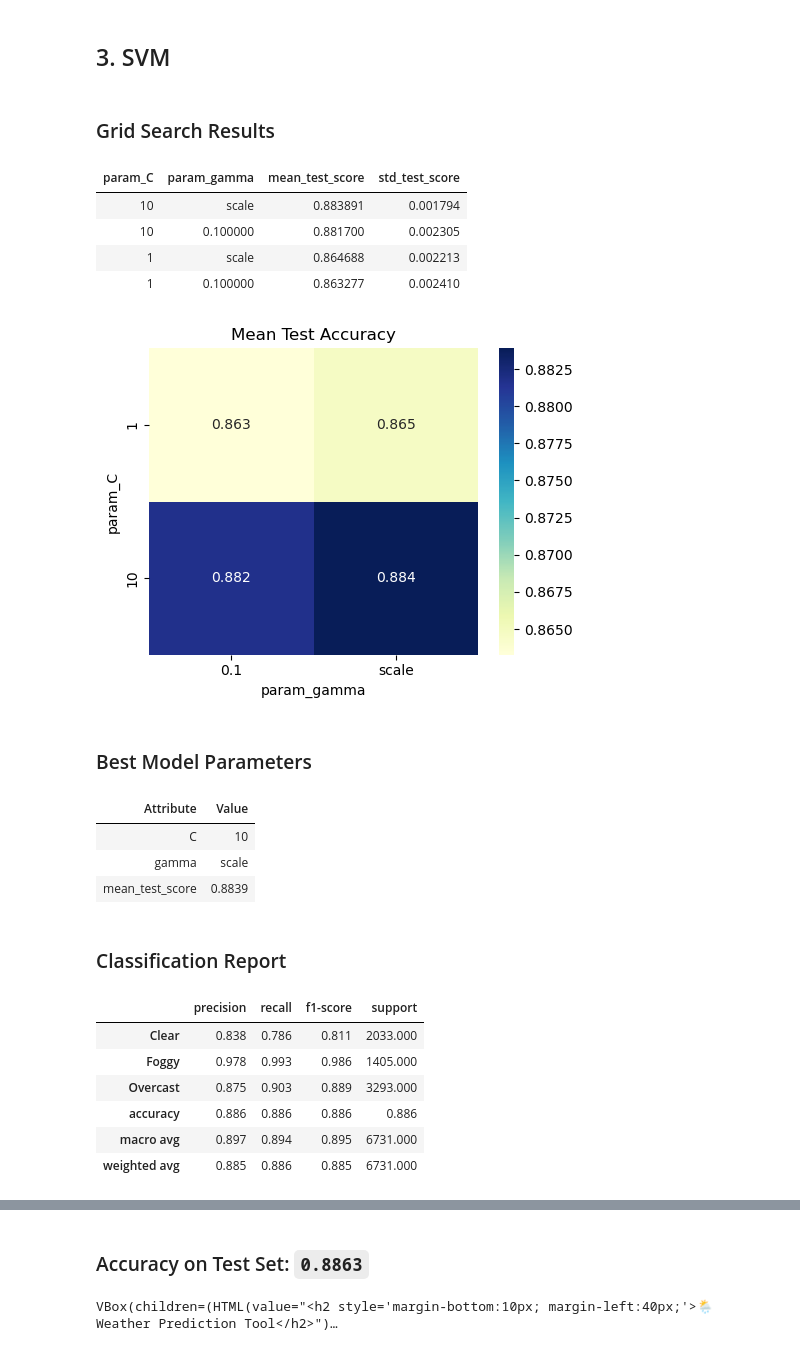
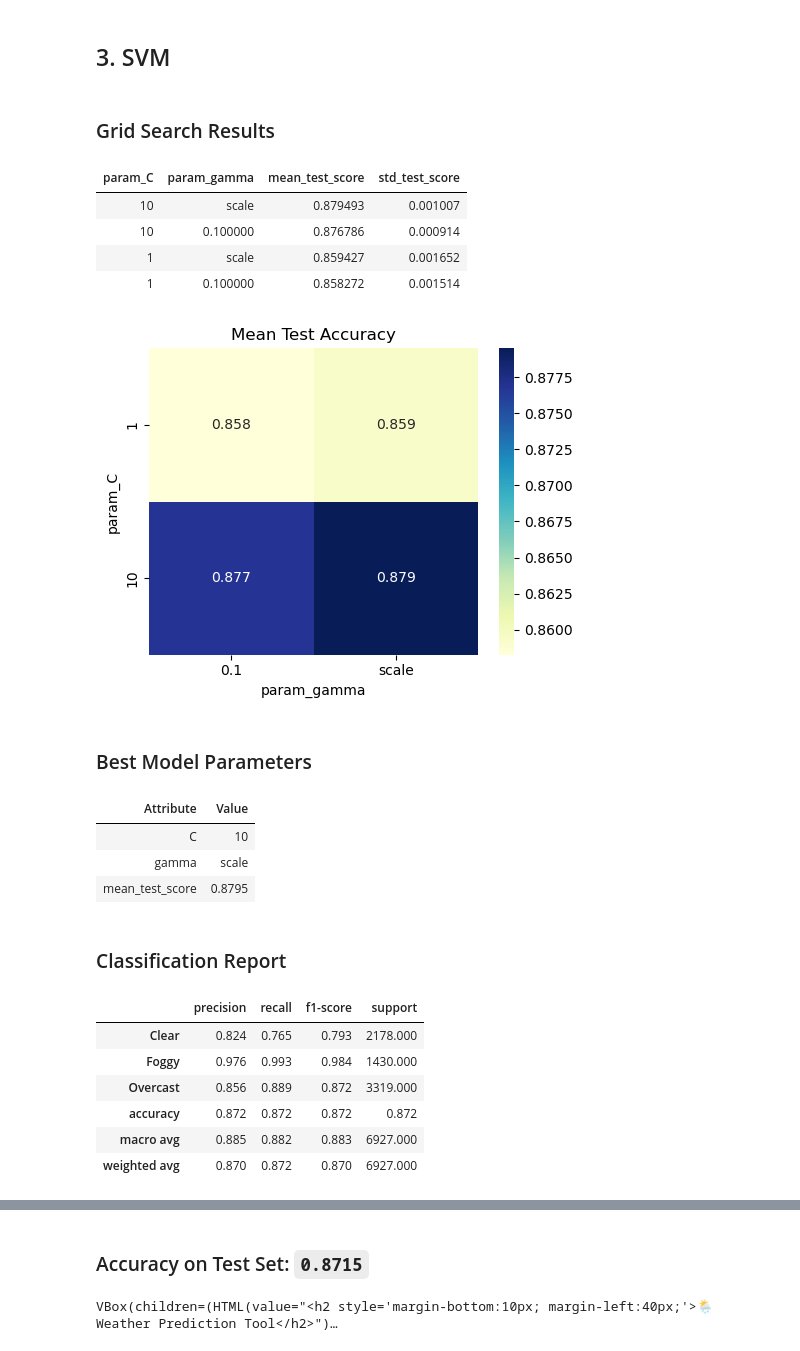
Before and after one commit to USMAN-FAIZYAB-KHAN/ML-CEP, a Jupyter notebook: CS22076.ipynb, the cells around one changed output, grey strips where cells are left out. Saved outputs shown, nothing was run; the diff lists cells and outputs as text; code cells hidden in the pictures.

```diff
--- a/CS22076.ipynb
+++ b/CS22076.ipynb
@@ -174,3 +209,6 @@ weather_dataset.head()
+# %%
+# The daily summary is very similar to the target attribute, so we will drop it
+weather_dataset = weather_dataset.drop(columns=["Daily Summary"])
 # %%
 weather_dataset.info()
 # %% [output]
@@ -364,6 +402,3 @@ plot_monthly_trends(weather_dataset, 'Pressure (millibars)')
 weather_dataset['Month'] = weather_dataset['Formatted Date'].dt.month
 weather_dataset['Day'] = weather_dataset['Formatted Date'].dt.day
 weather_dataset = weather_dataset.drop(columns=["Formatted Date"], axis=1)
-# %%
-
-weather_dataset = weather_dataset.drop(["Daily Summary", "Loud Cover", "Formatted Date"], axis=1)
@@ -583,44 +608,46 @@ standard_scaler = StandardScaler()
 columns_to_standardize = ["Temperature (C)", "Wind Speed (km/h)", "Pressure (millibars)", "Humidity", "Visibility (km)", "Day", "Month", "Wind Bearing (degrees)"]
 X[columns_to_standardize] = standard_scaler.fit_transform(X[columns_to_standardize])
 # %%
-X_train, X_test, y_train, y_test = train_test_split(X, y, test_size=0.2, random_state=42)
+X_train, X_test, y_train, y_test = train_test_split(X, y, test_size=0.2, random_state=42, stratify=y) # stratify to maintain the class distribution in train and test sets
 # %%
 from sklearn.svm import SVC
 
+# Using stratified k-fold cross-validation as the dataset is not perfectly balanced
 skf = StratifiedKFold(n_splits=5, shuffle=True, random_state=42)
 
-# Simplified parameter grid for multiclass
 param_grid = {
     'C': [1, 10],
     'gamma': ['scale', 0.1]
 }
 
-svc = SVC(random_state=42, decision_function_shape='ovr', kernel="rbf")  # 'ovr' for multiclass
 
-# Create grid search with reduced parameters
-grid = GridSearchCV(svc, param_grid, cv=skf, scoring='accuracy', n_jobs=-1)
-grid.fit(X_train, y_train)
+# Using Grid Search to find the best combination of hyperparameters
+# Using ovr (one-vs-rest) as the decision function shape for multiclass classification
+# Using rbf kernel so that the model can learn non-linear decision boundaries
+# SVM with rbf kernel is non-parametric
+svm = GridSearchCV(SVC(random_state=42, decision_function_shape='ovr', kernel="rbf") , param_grid, cv=skf, scoring='accuracy')
+svm.fit(X_train, y_train)
 
 # Display results
-display_grid_search_results(grid, X_test, y_test, label_names)
+display_grid_search_results(svm, X_test, y_test, label_names)
 # %% [output]
 ### Grid Search Results
 | param_C | param_gamma | mean_test_score | std_test_score |
-| 10 | scale | 0.883891 | 0.001794 |
-| 10 | 0.100000 | 0.881700 | 0.002305 |
-| 1 | scale | 0.864688 | 0.002213 |
-| 1 | 0.100000 | 0.863277 | 0.002410 |
+| 10 | scale | 0.879493 | 0.001007 |
+| 10 | 0.100000 | 0.876786 | 0.000914 |
+| 1 | scale | 0.859427 | 0.001652 |
+| 1 | 0.100000 | 0.858272 | 0.001514 |
-[figure, old version]
+[figure, new version]
 ### Best Model Parameters
 | Attribute | Value |
 | C | 10 |
 | gamma | scale |
-| mean_test_score | 0.8839 |
+| mean_test_score | 0.8795 |
 ### Classification Report
 |  | precision | recall | f1-score | support |
-| Clear | 0.838 | 0.786 | 0.811 | 2033.000 |
-| Foggy | 0.978 | 0.993 | 0.986 | 1405.000 |
-| Overcast | 0.875 | 0.903 | 0.889 | 3293.000 |
-| accuracy | 0.886 | 0.886 | 0.886 | 0.886 |
-| macro avg | 0.897 | 0.894 | 0.895 | 6731.000 |
-| weighted avg | 0.885 | 0.886 | 0.885 | 6731.000 |
+| Clear | 0.824 | 0.765 | 0.793 | 2178.000 |
+| Foggy | 0.976 | 0.993 | 0.984 | 1430.000 |
+| Overcast | 0.856 | 0.889 | 0.872 | 3319.000 |
+| accuracy | 0.872 | 0.872 | 0.872 | 0.872 |
+| macro avg | 0.885 | 0.882 | 0.883 | 6927.000 |
+| weighted avg | 0.870 | 0.872 | 0.870 | 6927.000 |
@@ -628 +655 @@ display_grid_search_results(grid, X_test, y_test, label_names)
-### Accuracy on Test Set: `0.8863`
+### Accuracy on Test Set: `0.8715`
```
Also changed, not shown: parts of 47 cells of this notebook.
